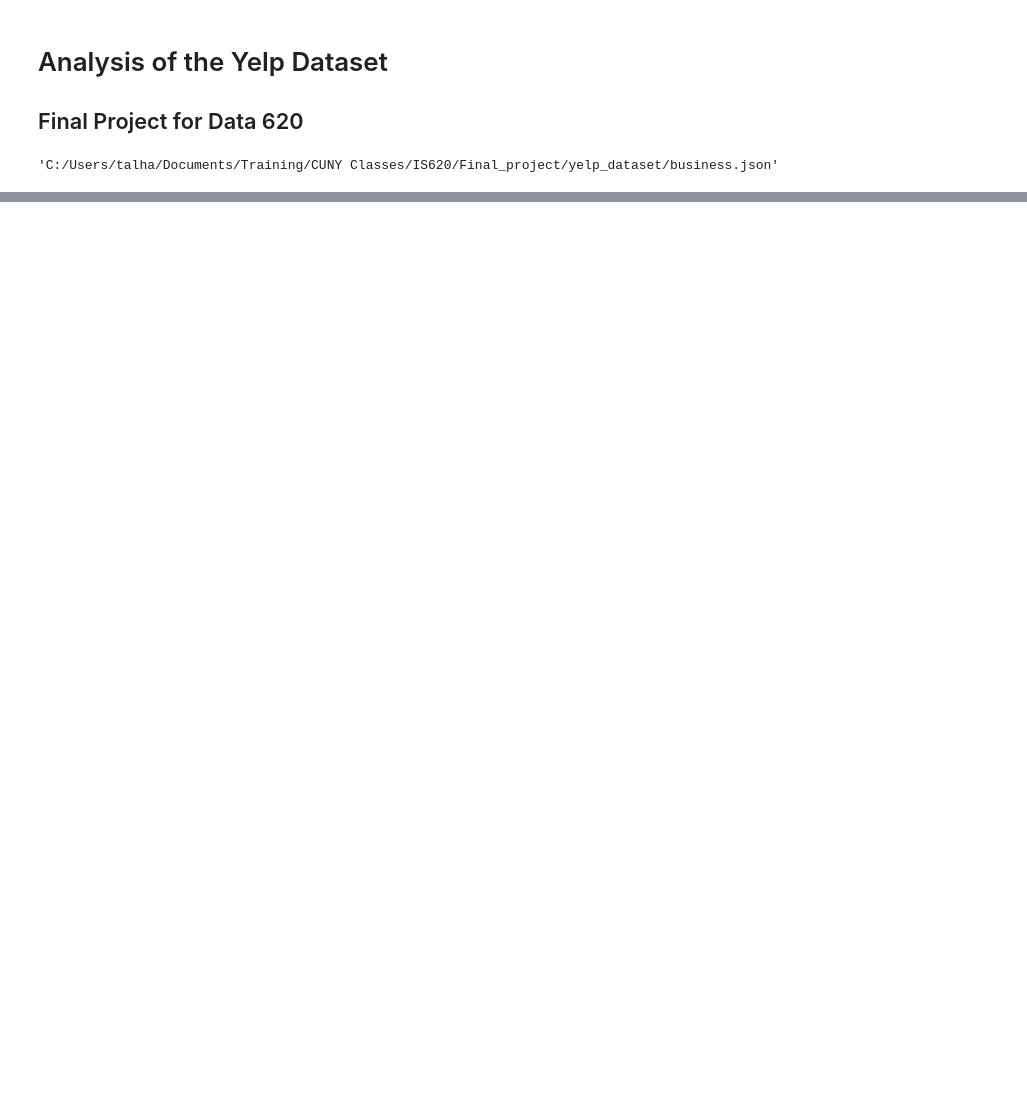
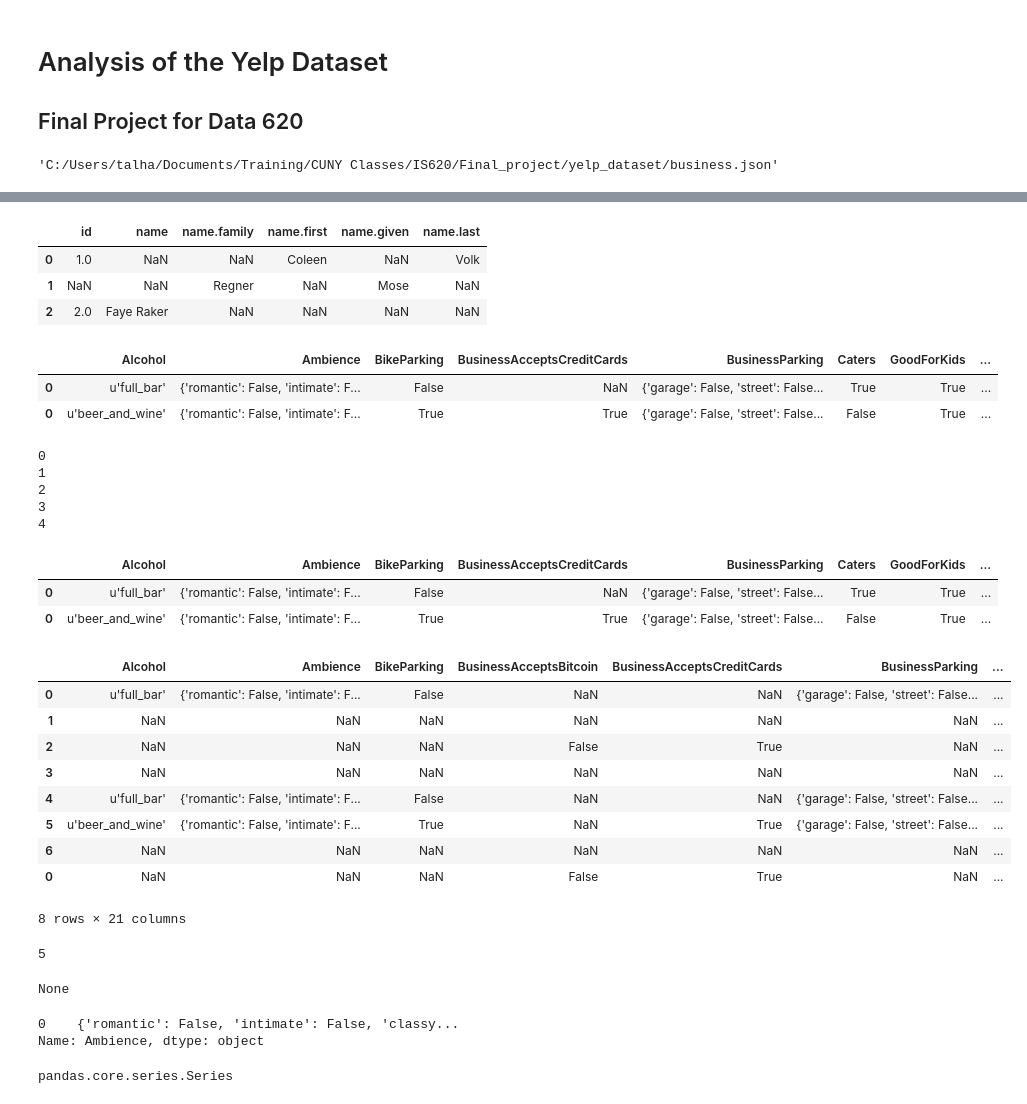
Before and after one commit to talham/yelp_project, a Jupyter notebook: Yelp_analysis.ipynb, the cells around one changed output, grey strips where cells are left out. Cells and saved outputs as stored; diff of their text form; code cells hidden in the pictures; blank space fills up the shorter version.

```diff
--- a/Yelp_analysis.ipynb
+++ b/Yelp_analysis.ipynb
@@ -28,4 +29,4 @@ data_json_str = "[" + ','.join(data) + "]"
 # now, load it into pandas
 data_df = pd.read_json(data_json_str)
 # %%
-data_df.head(n=5)
+a=data_df.head(n=5)
@@ -38,0 +51,2 @@ data_df.head(n=5)
+# %%
+b=a['attributes'].tolist()
@@ -38,0 +87,52 @@ data_df.head(n=5)
+# %%
+json_normalize(data)
+# %% [output]
+|  | id | name | name.family | name.first | name.given | name.last |
+| 0 | 1.0 | NaN | NaN | Coleen | NaN | Volk |
+| 1 | NaN | NaN | Regner | NaN | Mose | NaN |
+| 2 | 2.0 | Faye Raker | NaN | NaN | NaN | NaN |
+# %%
+c1=json_normalize(b[1])
+c2=json_normalize(b[2])
+# %%
+c1.append(c2,sort='True')
+# %% [output]
+|  | Alcohol | Ambience | BikeParking | BusinessAcceptsCreditCards | BusinessParking | Caters | GoodForKids | ... |
+| 0 | u'full_bar' | {'romantic': False, 'intimate': F... | False | NaN | {'garage': False, 'street': False... | True | True | ... |
+| 0 | u'beer_and_wine' | {'romantic': False, 'intimate': F... | True | True | {'garage': False, 'street': False... | False | True | ... |
+# %%
+for i in range(len(b)):
+    print i
+    if b[i] is None:
+        c2=c2.append(pd.Series(),ignore_index=True)
+    else:
+        c2=c2.append(json_normalize(b[i]),sort='True')
+# %% [output]
+0
+1
+2
+3
+4
+# %%
+c1.append(json_normalize(b[2]),sort='True')
+# %% [output]
+|  | Alcohol | Ambience | BikeParking | BusinessAcceptsCreditCards | BusinessParking | Caters | GoodForKids | ... |
+| 0 | u'full_bar' | {'romantic': False, 'intimate': F... | False | NaN | {'garage': False, 'street': False... | True | True | ... |
+| 0 | u'beer_and_wine' | {'romantic': False, 'intimate': F... | True | True | {'garage': False, 'street': False... | False | True | ... |
+# %%
+c2
+# %% [output]
+|  | Alcohol | Ambience | BikeParking | BusinessAcceptsBitcoin | BusinessAcceptsCreditCards | BusinessParking | ... |
+| 0 | u'full_bar' | {'romantic': False, 'intimate': F... | False | NaN | NaN | {'garage': False, 'street': False... | ... |
+| 1 | NaN | NaN | NaN | NaN | NaN | NaN | ... |
+| 2 | NaN | NaN | NaN | False | True | NaN | ... |
+| 3 | NaN | NaN | NaN | NaN | NaN | NaN | ... |
+| 4 | u'full_bar' | {'romantic': False, 'intimate': F... | False | NaN | NaN | {'garage': False, 'street': False... | ... |
+| 5 | u'beer_and_wine' | {'romantic': False, 'intimate': F... | True | NaN | True | {'garage': False, 'street': False... | ... |
+| 6 | NaN | NaN | NaN | NaN | NaN | NaN | ... |
+| 0 | NaN | NaN | NaN | False | True | NaN | ... |
+8 rows × 21 columns
+# %%
+len(b)
+# %% [output]
+5
@@ -38,0 +143,13 @@ data_df.head(n=5)
+# %%
+print(x)
+# %% [output]
+None
+# %%
+c1['Ambience']
+# %% [output]
+0    {'romantic': False, 'intimate': False, 'classy...
+Name: Ambience, dtype: object
+# %%
+type(a['attributes'])
+# %% [output]
+pandas.core.series.Series
```
Also changed, not shown: parts of 26 cells of this notebook.
